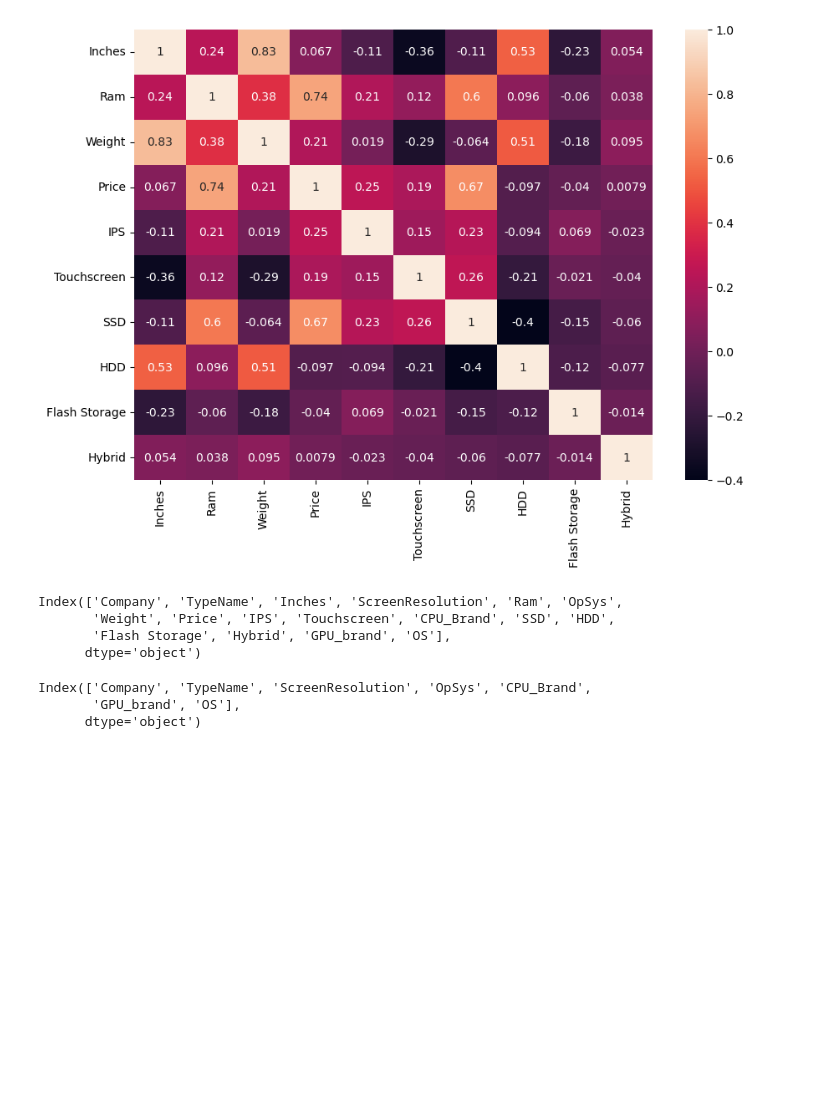
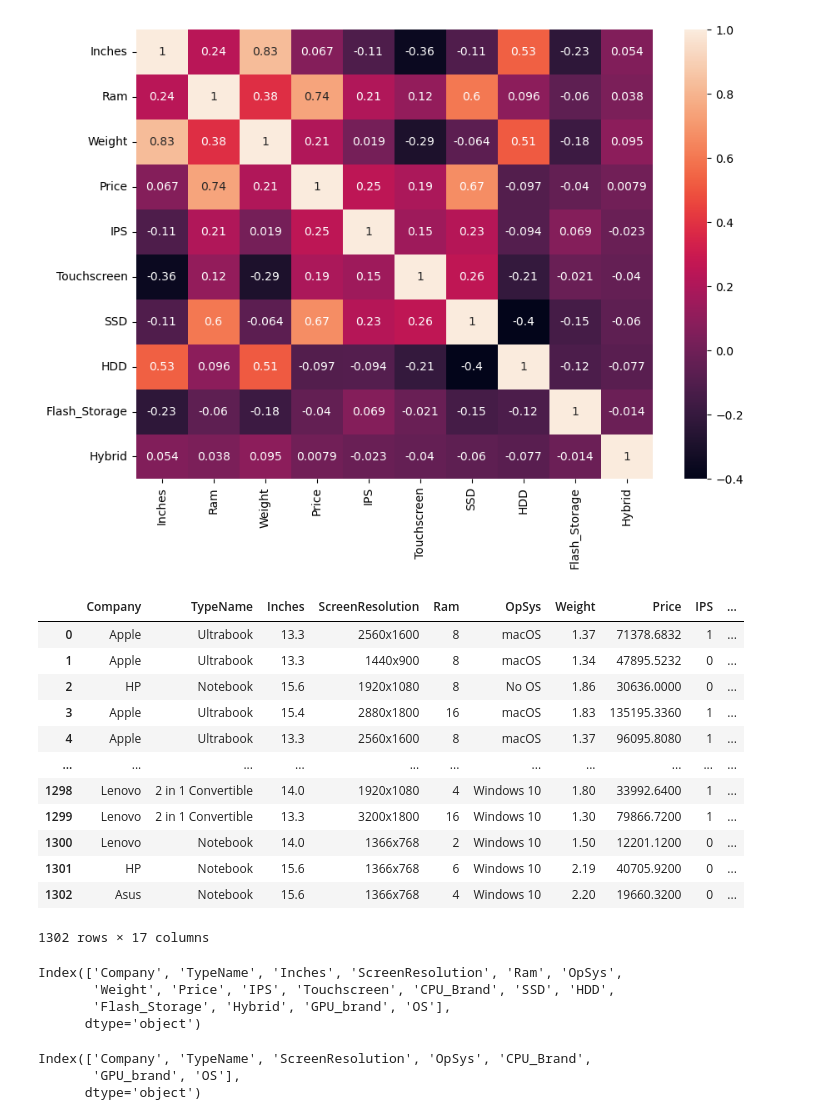
Before and after one commit to Sarang1995/laptop_price_prediction, a Jupyter notebook: Laptop_price_prediction.ipynb, the cells around one changed output. Cells and saved outputs as stored; diff of their text form; code cells hidden in the pictures; blank space fills up the shorter version.

```diff
--- a/Laptop_price_prediction.ipynb
+++ b/Laptop_price_prediction.ipynb
@@ -580,7 +580,7 @@ temp[1] = temp[1].astype("int32")
 # %%
 temp["SSD"] = (temp["SSD_1"] * temp[0]) + (temp["SSD_2"] * temp[1])
 temp["HDD"] = (temp["HDD_1"] * temp[0]) + (temp["HDD_2"] * temp[1])
-temp["Flash Storage"] = (temp["Flash Storage_1"] * temp[0]) + (temp["Flash Storage_2"] * temp[1])
+temp["Flash_Storage"] = (temp["Flash Storage_1"] * temp[0]) + (temp["Flash Storage_2"] * temp[1])
 temp["Hybrid"] = (temp["Hybrid_1"] * temp[0]) + (temp["Hybrid_2"] * temp[1])
 
 temp.head()
@@ -592,7 +592,7 @@ temp.head()
 | 3 | 512 | 0 | 1 | 0 | 0 | 0 | 0 | 0 | 0 | ... |
 | 4 | 256 | 0 | 1 | 0 | 0 | 0 | 0 | 0 | 0 | ... |
 # %%
-temp = temp.loc[:,["SSD", "HDD", "Flash Storage", "Hybrid"]]
+temp = temp.loc[:,["SSD", "HDD", "Flash_Storage", "Hybrid"]]
 # %%
 laptops = laptops.merge(temp,
                        right_index = True,
@@ -757,12 +757,28 @@ sns.heatmap(laptops.corr(numeric_only=True),
 # %% [output]
 <Axes: >
 [figure]
+# %%
+laptops
+# %% [output]
+|  | Company | TypeName | Inches | ScreenResolution | Ram | OpSys | Weight | Price | IPS | ... |
+| 0 | Apple | Ultrabook | 13.3 | 2560x1600 | 8 | macOS | 1.37 | 71378.6832 | 1 | ... |
+| 1 | Apple | Ultrabook | 13.3 | 1440x900 | 8 | macOS | 1.34 | 47895.5232 | 0 | ... |
+| 2 | HP | Notebook | 15.6 | 1920x1080 | 8 | No OS | 1.86 | 30636.0000 | 0 | ... |
+| 3 | Apple | Ultrabook | 15.4 | 2880x1800 | 16 | macOS | 1.83 | 135195.3360 | 1 | ... |
+| 4 | Apple | Ultrabook | 13.3 | 2560x1600 | 8 | macOS | 1.37 | 96095.8080 | 1 | ... |
+| ... | ... | ... | ... | ... | ... | ... | ... | ... | ... | ... |
+| 1298 | Lenovo | 2 in 1 Convertible | 14.0 | 1920x1080 | 4 | Windows 10 | 1.80 | 33992.6400 | 1 | ... |
+| 1299 | Lenovo | 2 in 1 Convertible | 13.3 | 3200x1800 | 16 | Windows 10 | 1.30 | 79866.7200 | 1 | ... |
+| 1300 | Lenovo | Notebook | 14.0 | 1366x768 | 2 | Windows 10 | 1.50 | 12201.1200 | 0 | ... |
+| 1301 | HP | Notebook | 15.6 | 1366x768 | 6 | Windows 10 | 2.19 | 40705.9200 | 0 | ... |
+| 1302 | Asus | Notebook | 15.6 | 1366x768 | 4 | Windows 10 | 2.20 | 19660.3200 | 0 | ... |
+1302 rows × 17 columns
 # %%
 laptops.columns
 # %% [output]
 Index(['Company', 'TypeName', 'Inches', 'ScreenResolution', 'Ram', 'OpSys',
        'Weight', 'Price', 'IPS', 'Touchscreen', 'CPU_Brand', 'SSD', 'HDD',
-       'Flash Storage', 'Hybrid', 'GPU_brand', 'OS'],
+       'Flash_Storage', 'Hybrid', 'GPU_brand', 'OS'],
       dtype='object')
 # %%
 from sklearn.pipeline import Pipeline
```
Also changed, not shown: parts of 18 cells of this notebook, 6 other files.
